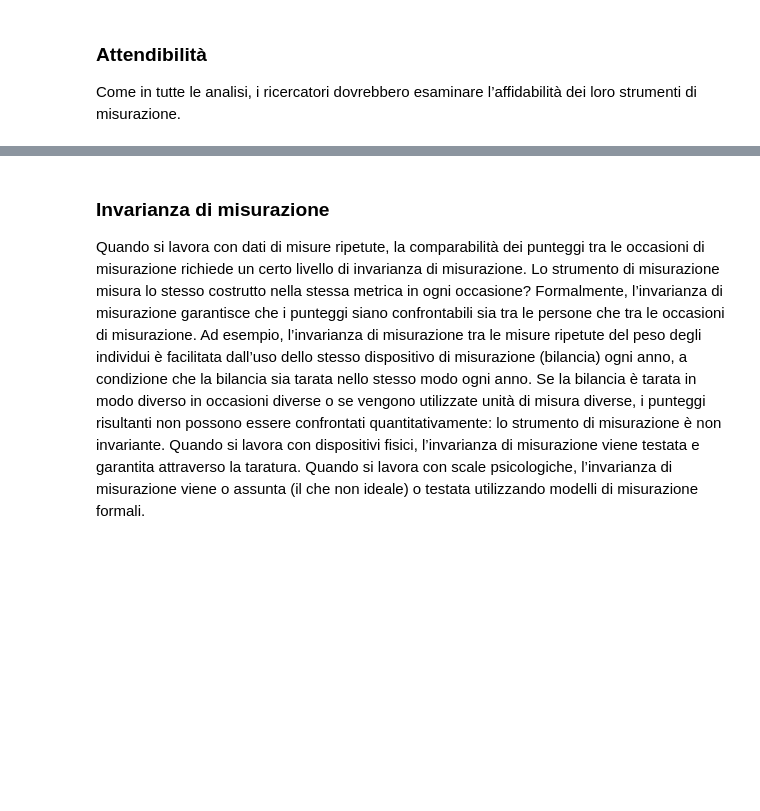
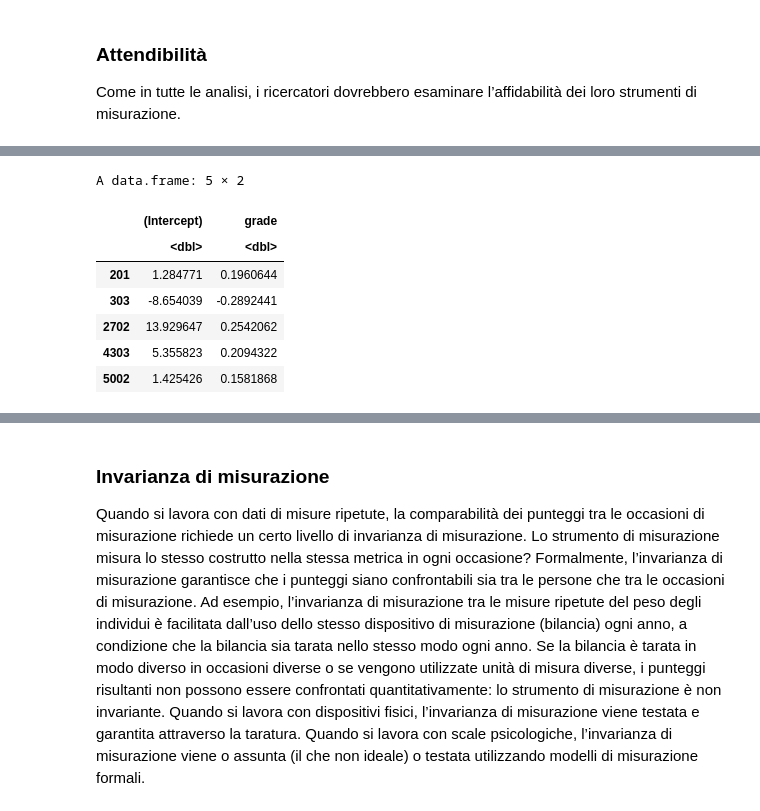
Before and after one commit to ccaudek/cfa_book_2023, a Jupyter notebook: 320_growth_models_intro.ipynb, the cells around one changed output, grey strips where cells are left out. Cells and saved outputs as stored; diff of their text form; code cells hidden in the pictures; blank space fills up the shorter version.

```diff
--- a/320_growth_models_intro.ipynb
+++ b/320_growth_models_intro.ipynb
@@ -155,0 +228,11 @@ Come in tutte le analisi, i ricercatori dovrebbero esaminare l’affidabilità d
+# %%
+ranef(m)$id[1:5, ]
+# %% [output]
+A data.frame: 5 × 2
+|  | (Intercept) | grade |
+|  | <dbl> | <dbl> |
+| 201 | 1.284771 | 0.1960644 |
+| 303 | -8.654039 | -0.2892441 |
+| 2702 | 13.929647 | 0.2542062 |
+| 4303 | 5.355823 | 0.2094322 |
+| 5002 | 1.425426 | 0.1581868 |
```
Also changed, not shown: parts of 14 cells of this notebook, 47 other files.
